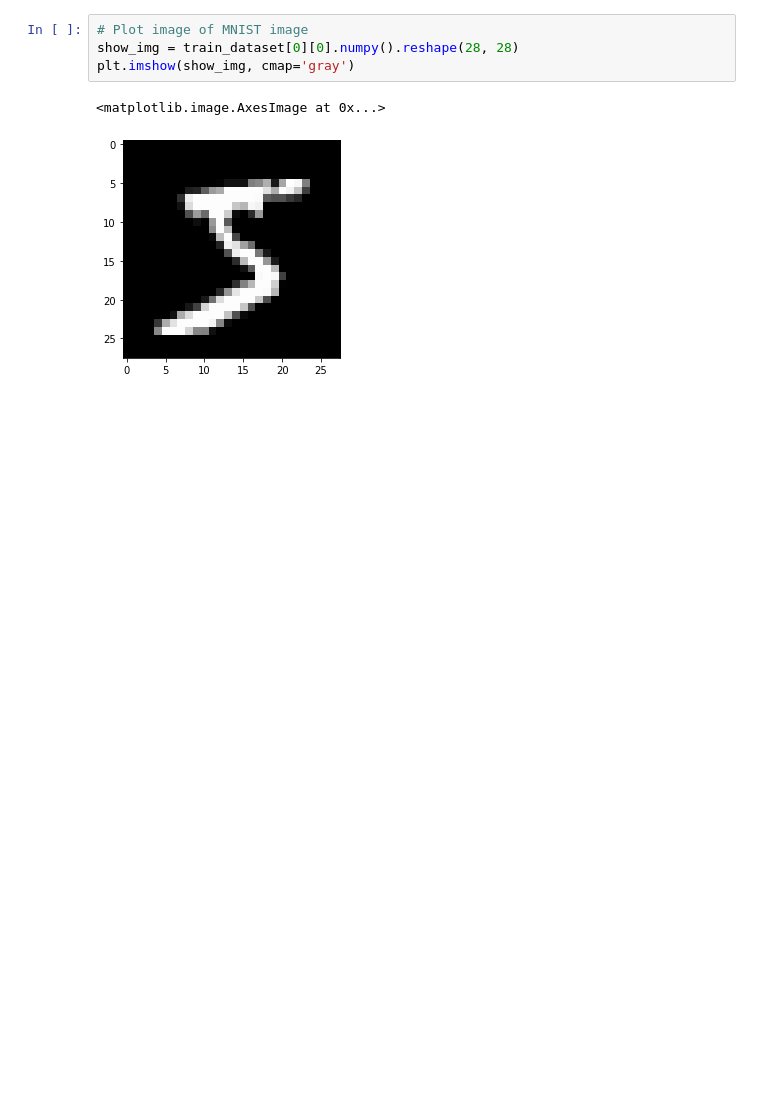
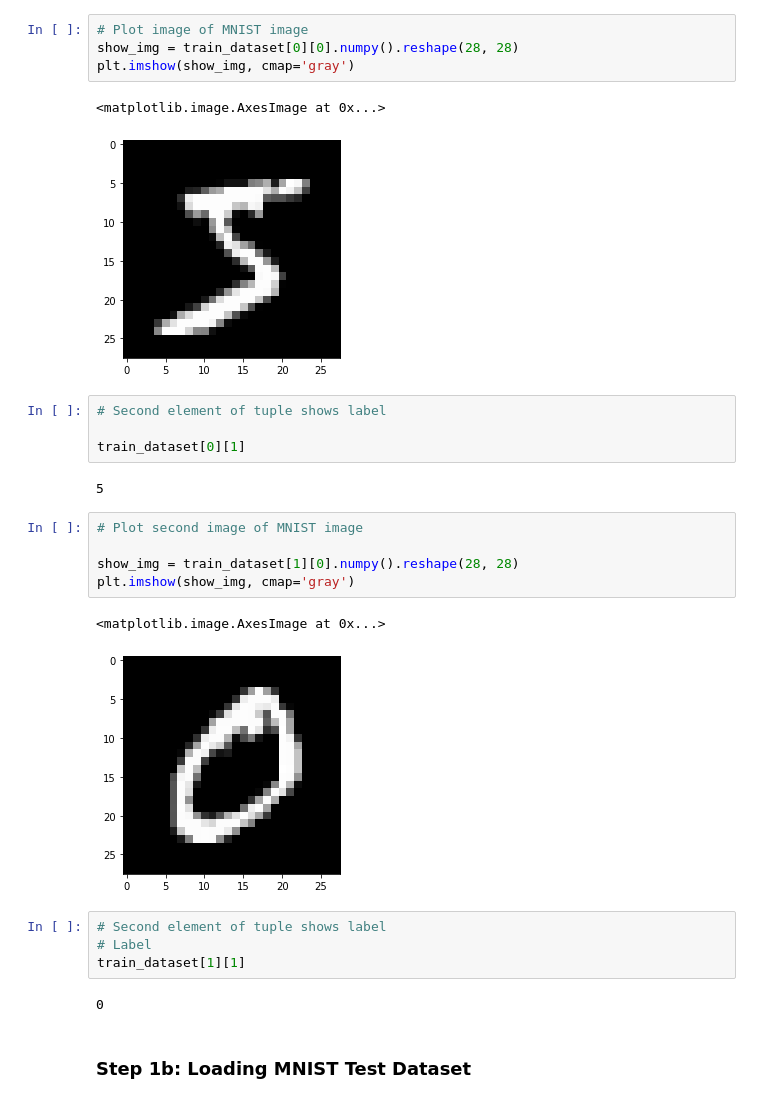
Before and after one commit to HaoYamado/notebooks, a Jupyter notebook: PyTorch_Logistic_Regression_Model.ipynb, the cells around one changed output. Cells and saved outputs as stored; diff of their text form; blank space fills up the shorter version.

```diff
--- a/PyTorch_Logistic_Regression_Model.ipynb
+++ b/PyTorch_Logistic_Regression_Model.ipynb
@@ -146,3 +135,25 @@ plt.imshow(show_img, cmap='gray')
 # %% [output]
 <matplotlib.image.AxesImage at 0x...>
 [figure]
+# %%
+# Second element of tuple shows label
+
+train_dataset[0][1]
+# %% [output]
+5
+# %%
+# Plot second image of MNIST image
+
+show_img = train_dataset[1][0].numpy().reshape(28, 28)
+plt.imshow(show_img, cmap='gray')
+# %% [output]
+<matplotlib.image.AxesImage at 0x...>
+[figure, added]
+# %%
+# Second element of tuple shows label
+# Label
+train_dataset[1][1]
+# %% [output]
+0
+# %% [markdown]
+### Step 1b: Loading MNIST Test Dataset
```
Also changed, not shown: parts of 26 cells of this notebook.
